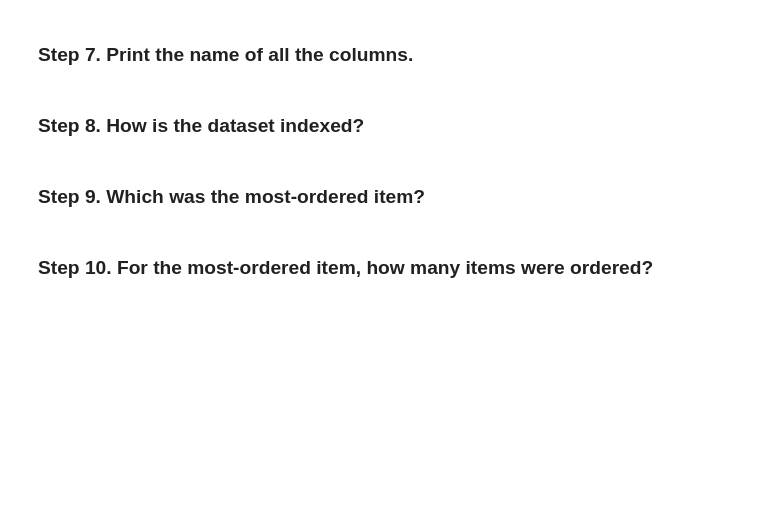
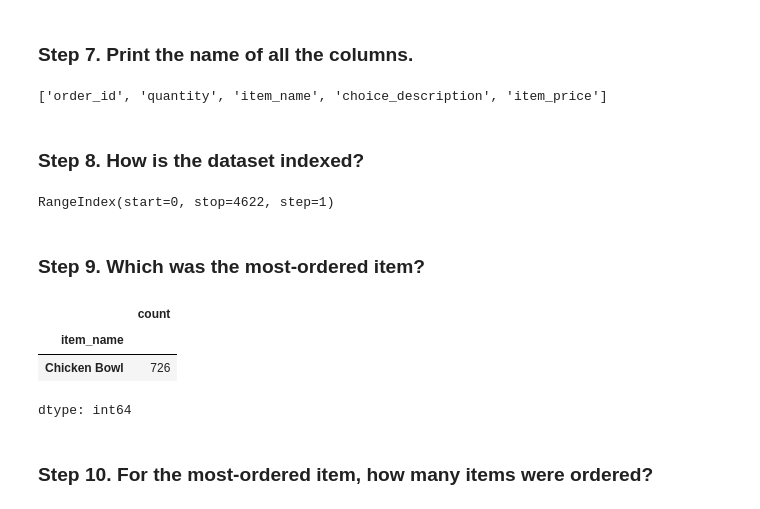
Before and after one commit to Edesh-Kumar/pandas_exercises_forked, a Jupyter notebook: 01_Getting_&_Knowing_Your_Data/Chipotle/Exercises.ipynb, the cells around one changed output. Saved outputs shown, nothing was run; the diff lists cells and outputs as text; code cells hidden in the pictures; blank space fills up the shorter version.

```diff
--- a/01_Getting_&_Knowing_Your_Data/Chipotle/Exercises.ipynb
+++ b/01_Getting_&_Knowing_Your_Data/Chipotle/Exercises.ipynb
@@ -59,9 +82,24 @@ chipo[:10]
 # %% [markdown]
 ### Step 7. Print the name of all the columns.
+# %%
+list(chipo.columns)
+# %% [output]
+['order_id', 'quantity', 'item_name', 'choice_description', 'item_price']
 # %% [markdown]
 ### Step 8. How is the dataset indexed?
+# %%
+chipo.index
+# %% [output]
+RangeIndex(start=0, stop=4622, step=1)
 # %% [markdown]
 ### Step 9. Which was the most-ordered item?
+# %%
+chipo.value_counts("item_name").head(1)
+# %% [output]
+|  | count |
+| item_name |  |
+| Chicken Bowl | 726 |
+dtype: int64
 # %% [markdown]
 ### Step 10. For the most-ordered item, how many items were ordered?
 # %% [markdown]
```
Also changed, not shown: parts of 4 cells of this notebook.
